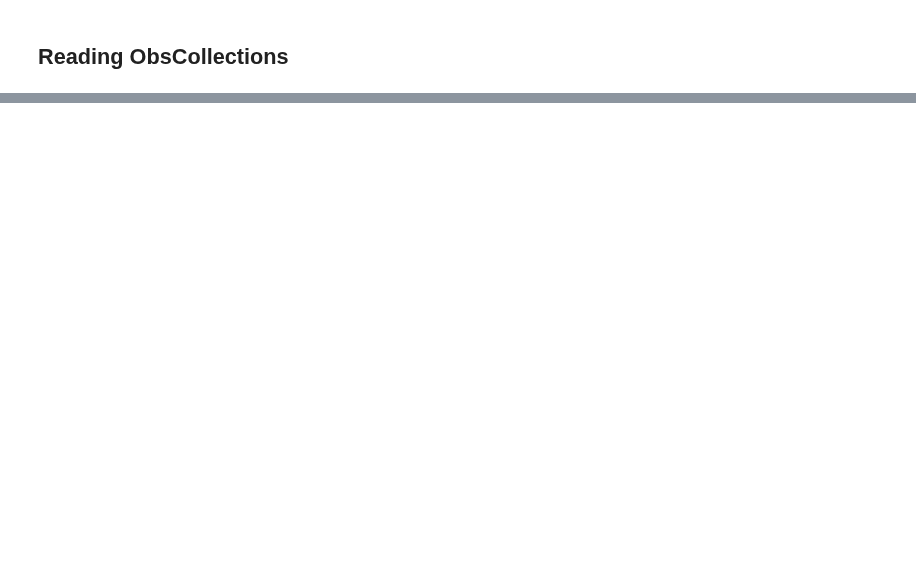
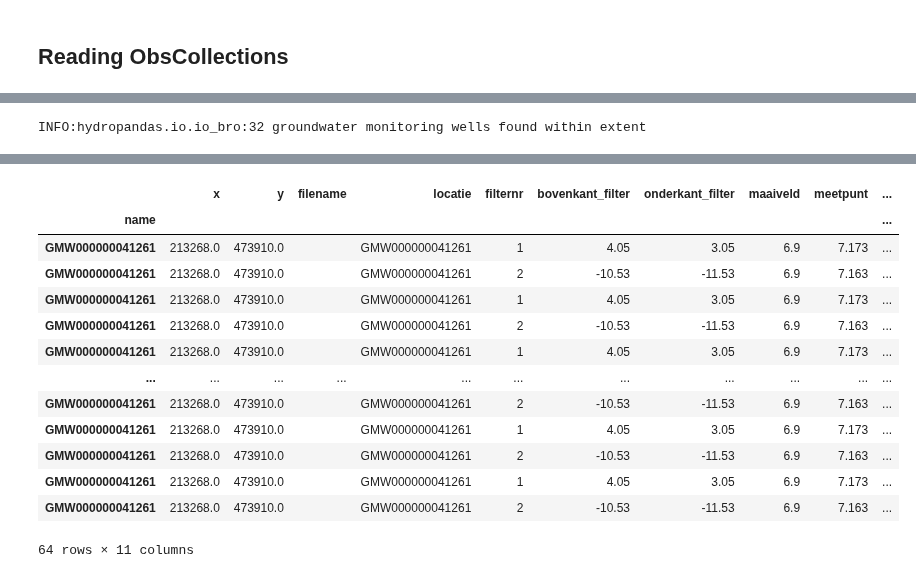
Before and after one commit to ArtesiaWater/hydropandas, a Jupyter notebook: examples/01_groundwater_observations.ipynb, the cells around one changed output, grey strips where cells are left out. Cells and saved outputs as stored; diff of their text form; code cells hidden in the pictures; blank space fills up the shorter version.

```diff
--- a/examples/01_groundwater_observations.ipynb
+++ b/examples/01_groundwater_observations.ipynb
@@ -311,3 +306,9 @@ dino_gw
 | B58A0102-001 | 187900.0 | 373025.0 | C:\Users\oebbe\AppData\Local\Temp... | B58A0102 | 1.0 | -3.35 | -8.35 | 29.65 | 29.73 | ... |
 | B58A0167-001 | 185745.0 | 371095.0 | C:\Users\oebbe\AppData\Local\Temp... | B58A0167 | 1.0 | 23.33 | 22.33 | 30.50 | 30.21 | ... |
 | B58A0212-001 | 183600.0 | 373020.0 | C:\Users\oebbe\AppData\Local\Temp... | B58A0212 | 1.0 | 26.03 | 25.53 | 28.49 | 28.53 | ... |
+# %%
+# read from bro using an extent
+oc = hpd.ObsCollection.from_bro(extent=(213260, 213550, 473890, 473920), only_metadata=True)
+oc
+# %% [output]
+INFO:hydropandas.io.io_bro:32 groundwater monitoring wells found within extent
@@ -313,0 +316,14 @@ dino_gw
+|  | x | y | filename | locatie | filternr | bovenkant_filter | onderkant_filter | maaiveld | meetpunt | ... |
+| name |  |  |  |  |  |  |  |  |  | ... |
+| GMW000000041261 | 213268.0 | 473910.0 |  | GMW000000041261 | 1 | 4.05 | 3.05 | 6.9 | 7.173 | ... |
+| GMW000000041261 | 213268.0 | 473910.0 |  | GMW000000041261 | 2 | -10.53 | -11.53 | 6.9 | 7.163 | ... |
+| GMW000000041261 | 213268.0 | 473910.0 |  | GMW000000041261 | 1 | 4.05 | 3.05 | 6.9 | 7.173 | ... |
+| GMW000000041261 | 213268.0 | 473910.0 |  | GMW000000041261 | 2 | -10.53 | -11.53 | 6.9 | 7.163 | ... |
+| GMW000000041261 | 213268.0 | 473910.0 |  | GMW000000041261 | 1 | 4.05 | 3.05 | 6.9 | 7.173 | ... |
+| ... | ... | ... | ... | ... | ... | ... | ... | ... | ... | ... |
+| GMW000000041261 | 213268.0 | 473910.0 |  | GMW000000041261 | 2 | -10.53 | -11.53 | 6.9 | 7.163 | ... |
+| GMW000000041261 | 213268.0 | 473910.0 |  | GMW000000041261 | 1 | 4.05 | 3.05 | 6.9 | 7.173 | ... |
+| GMW000000041261 | 213268.0 | 473910.0 |  | GMW000000041261 | 2 | -10.53 | -11.53 | 6.9 | 7.163 | ... |
+| GMW000000041261 | 213268.0 | 473910.0 |  | GMW000000041261 | 1 | 4.05 | 3.05 | 6.9 | 7.173 | ... |
+| GMW000000041261 | 213268.0 | 473910.0 |  | GMW000000041261 | 2 | -10.53 | -11.53 | 6.9 | 7.163 | ... |
+64 rows × 11 columns
```
Also changed, not shown: parts of 15 cells of this notebook, 5 other files.
